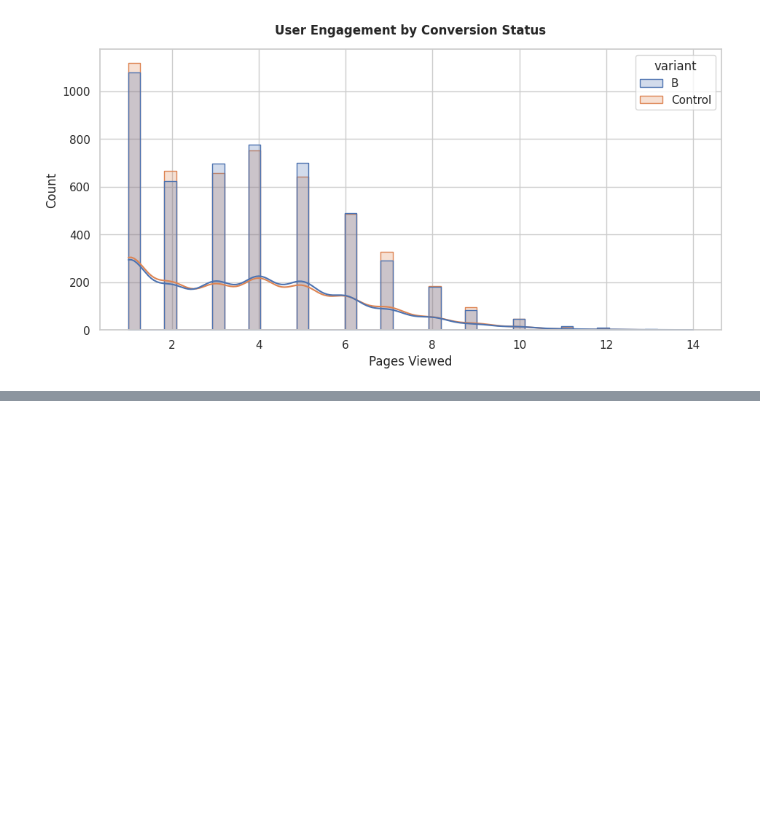
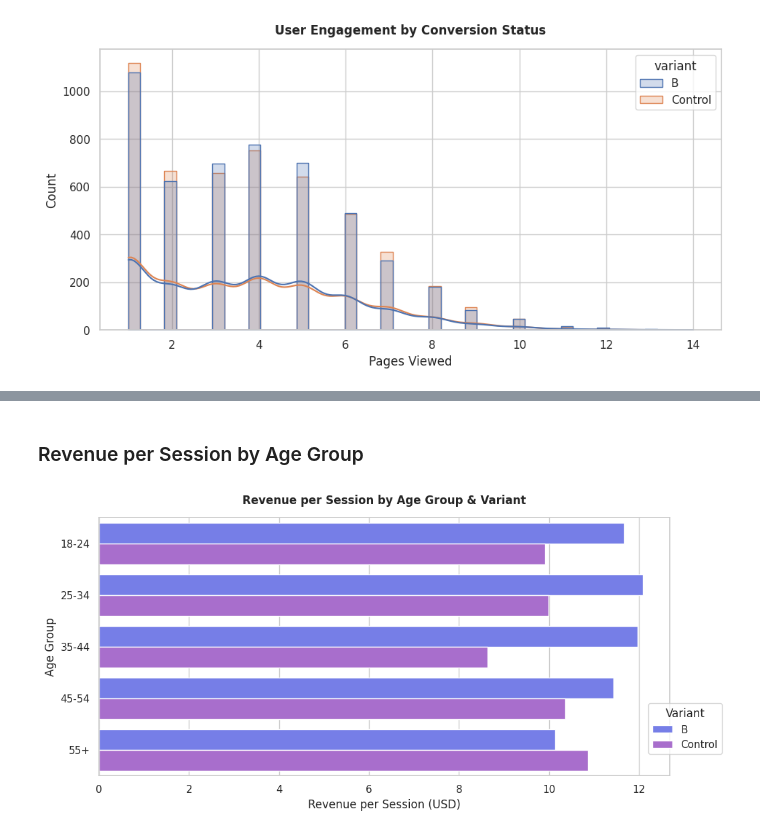
Before and after one commit to edi-kanyua/Product-Analytics-and-Experimentation, a Jupyter notebook: Product_Analytics_&_Experimentation_Case_Study.ipynb, the cells around one changed output, grey strips where cells are left out. Drawn from its saved outputs; the diff is of its cells as text; code cells hidden in the pictures; blank space fills up the shorter version.

```diff
--- a/Product_Analytics_&_Experimentation_Case_Study.ipynb
+++ b/Product_Analytics_&_Experimentation_Case_Study.ipynb
@@ -356,0 +444,38 @@ plt.show()
+# %% [markdown]
+### Revenue per Session by Age Group
+# %%
+# Revenue by age group stats
+revenue_by_age = df.groupby(['age_group', 'variant']).agg(
+    sessions = ('user_id', 'count'),
+    revenue = ('revenue_usd', 'sum')
+).reset_index()
+
+# Calc revenue per session
+revenue_by_age['rev_per_session'] = (
+    revenue_by_age['revenue'] / revenue_by_age['sessions']
+)
+
+# Viz
+# Custom colors
+palette = {
+    "Control": "#AB5EDC",
+    "B": "#636EFA"
+}
+sns.barplot(
+    data = revenue_by_age,
+    x = 'rev_per_session',
+    y = 'age_group',
+    hue = 'variant',
+    palette = palette
+)
+
+plt.title('Revenue per Session by Age Group & Variant', fontweight='bold')
+plt.xlabel('Revenue per Session (USD)')
+plt.ylabel('Age Group')
+plt.legend(
+    title='Variant',
+    bbox_to_anchor = (1.1, 0.3)
+)
+plt.show()
+# %% [output]
+[figure, added]
```
Also changed, not shown: parts of 4 cells of this notebook.
